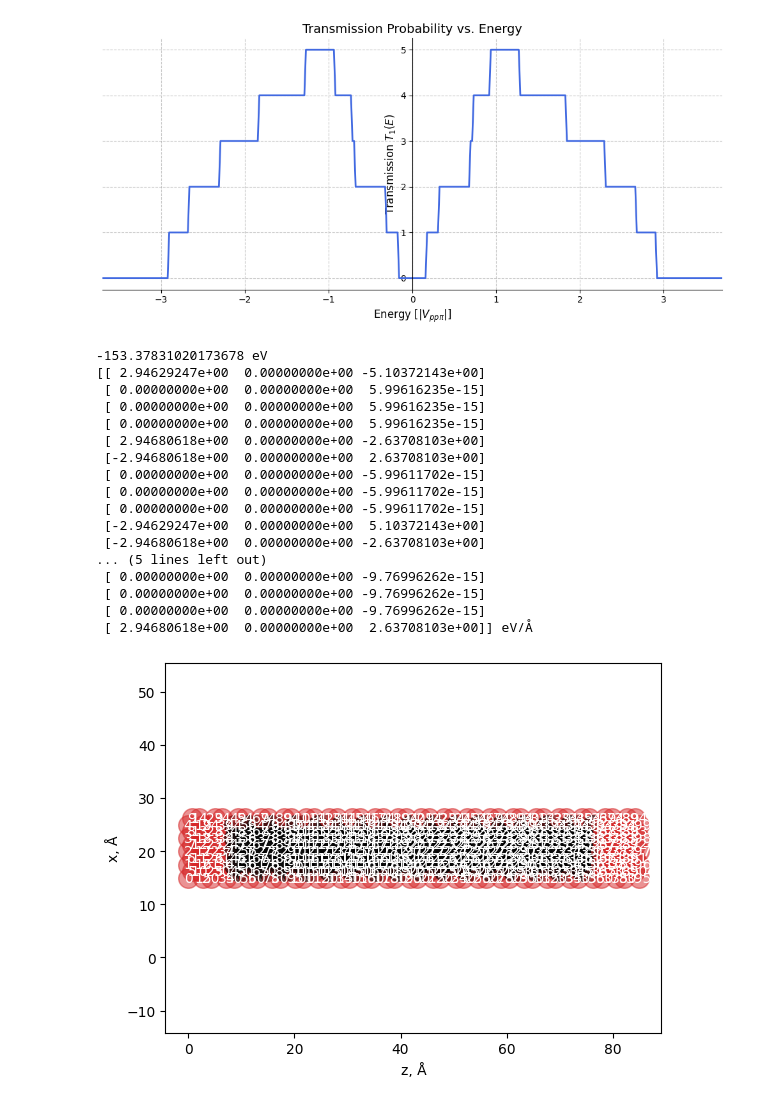
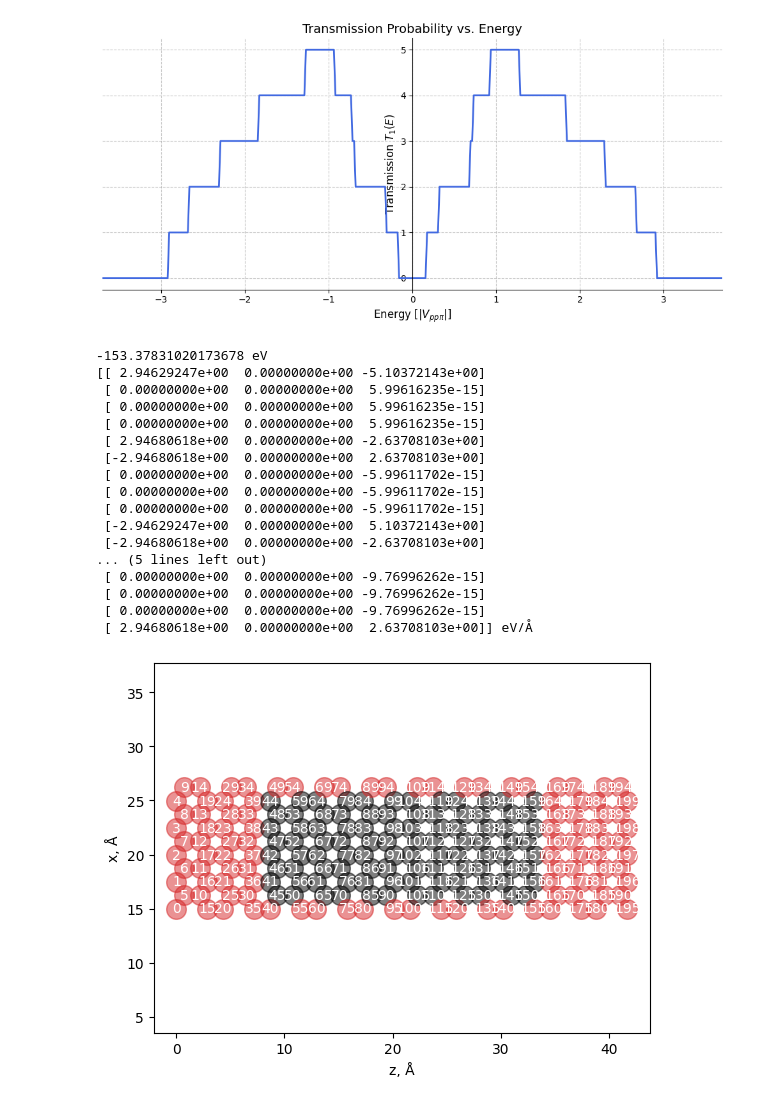
Before and after one commit to UlrikTJ/TemperatureDependantTransport, a Jupyter notebook: TempDepTrans_Asger_clean.ipynb, the cells around one changed output. Saved outputs shown, nothing was run; the diff lists cells and outputs as text; code cells hidden in the pictures.

```diff
--- a/TempDepTrans_Asger_clean.ipynb
+++ b/TempDepTrans_Asger_clean.ipynb
@@ -305,7 +305,7 @@ print(forces, "eV/Å")
 natoms_elec = len(structure)
 xyz = structure.positions
 lattice = structure.cell[:]
-ntile = 20 #
+ntile = 10 #
 tiledir = 2 # tile in z
 for n in range(1, ntile):
     xyz = np.concatenate((xyz, structure.positions + lattice[tiledir, :]*n))
@@ -325,34 +325,34 @@ cutoff = 1.5 # Nearest neighbor distance is d0 = 1.43877067 Å
 bulk_nneighbors = 3 # In bulk graphene there are 3 nearest neighbors
 
 i, j = neighbor_list("ij", md_structure, cutoff)
 counts = np.bincount(i, minlength=len(md_structure))
 edgeinds = list(np.where(counts < bulk_nneighbors)[0])
 
 allinds = np.unique(leftinds+rightinds+edgeinds)
 fixed = FixAtoms(mask=allinds)
 md_structure.set_constraint(fixed) # Fix L and R electrode
 draw_atoms(md_structure) # Red atoms are fixed, grey atoms are free to move
 
 md_traj = read("md.xyz", index=":") # Load trajectory from xyz
 # %% [output]
 -153.37831020173678 eV
 [[ 2.94629247e+00  0.00000000e+00 -5.10372143e+00]
  [ 0.00000000e+00  0.00000000e+00  5.99616235e-15]
  [ 0.00000000e+00  0.00000000e+00  5.99616235e-15]
  [ 0.00000000e+00  0.00000000e+00  5.99616235e-15]
  [ 2.94680618e+00  0.00000000e+00 -2.63708103e+00]
  [-2.94680618e+00  0.00000000e+00  2.63708103e+00]
  [ 0.00000000e+00  0.00000000e+00 -5.99611702e-15]
  [ 0.00000000e+00  0.00000000e+00 -5.99611702e-15]
  [ 0.00000000e+00  0.00000000e+00 -5.99611702e-15]
  [-2.94629247e+00  0.00000000e+00  5.10372143e+00]
  [-2.94680618e+00  0.00000000e+00 -2.63708103e+00]
 ... (5 lines left out)
  [ 0.00000000e+00  0.00000000e+00 -9.76996262e-15]
  [ 0.00000000e+00  0.00000000e+00 -9.76996262e-15]
  [ 0.00000000e+00  0.00000000e+00 -9.76996262e-15]
  [ 2.94680618e+00  0.00000000e+00  2.63708103e+00]] eV/Å
-[figure, old version]
+[figure, new version]
 # %%
 # view(md_traj)
 # %%
```
Also changed, not shown: parts of 2 cells of this notebook, 9 other files.
